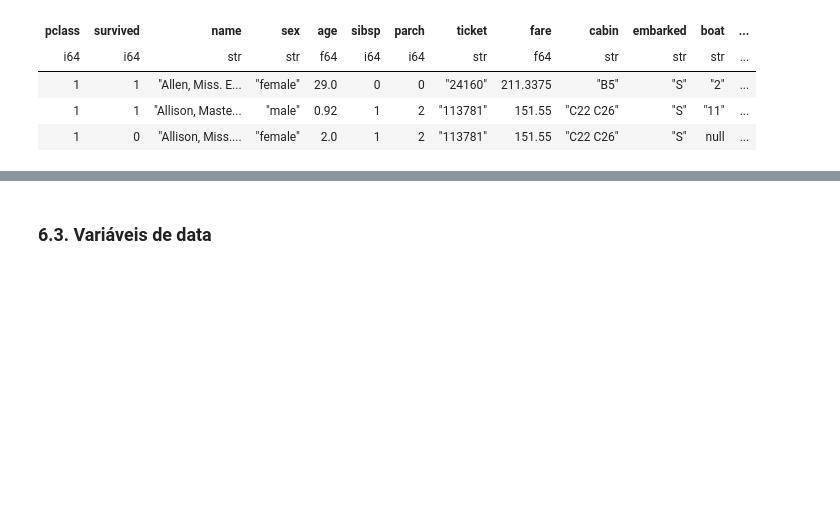
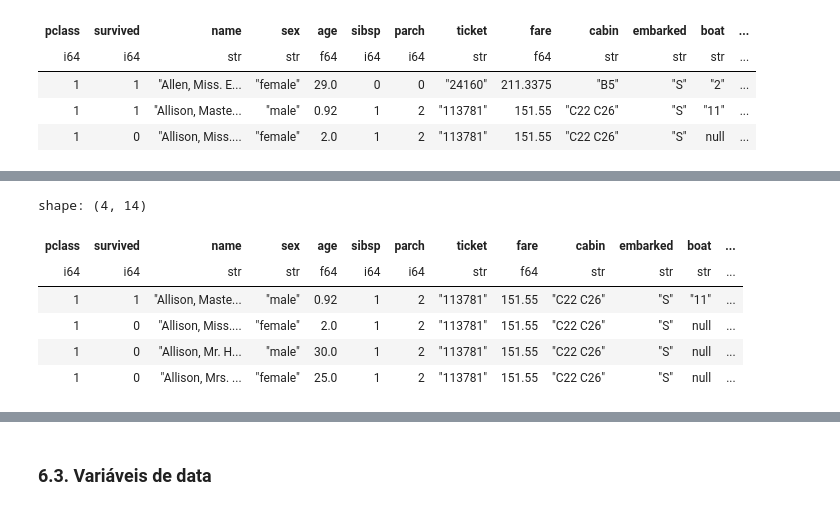
Before and after one commit to barbosarafael/polars_python_test, a Jupyter notebook: 01-notebook/01-polars_notebook.ipynb, the cells around one changed output, grey strips where cells are left out. Saved outputs shown, nothing was run; the diff lists cells and outputs as text; code cells hidden in the pictures; blank space fills up the shorter version.

```diff
--- a/01-notebook/01-polars_notebook.ipynb
+++ b/01-notebook/01-polars_notebook.ipynb
@@ -419,0 +432,13 @@ shape: (3, 14)
+# %%
+#---- Começa com uma palavra
+
+dados\
+    .filter(col('name').str.starts_with('Allison'))
+# %% [output]
+shape: (4, 14)
+| pclass | survived | name | sex | age | sibsp | parch | ticket | fare | cabin | embarked | boat | ... |
+| i64 | i64 | str | str | f64 | i64 | i64 | str | f64 | str | str | str | ... |
+| 1 | 1 | "Allison, Maste... | "male" | 0.92 | 1 | 2 | "113781" | 151.55 | "C22 C26" | "S" | "11" | ... |
+| 1 | 0 | "Allison, Miss.... | "female" | 2.0 | 1 | 2 | "113781" | 151.55 | "C22 C26" | "S" | null | ... |
+| 1 | 0 | "Allison, Mr. H... | "male" | 30.0 | 1 | 2 | "113781" | 151.55 | "C22 C26" | "S" | null | ... |
+| 1 | 0 | "Allison, Mrs. ... | "female" | 25.0 | 1 | 2 | "113781" | 151.55 | "C22 C26" | "S" | null | ... |
```
Also changed, not shown: parts of 10 cells of this notebook, 2 other files.
